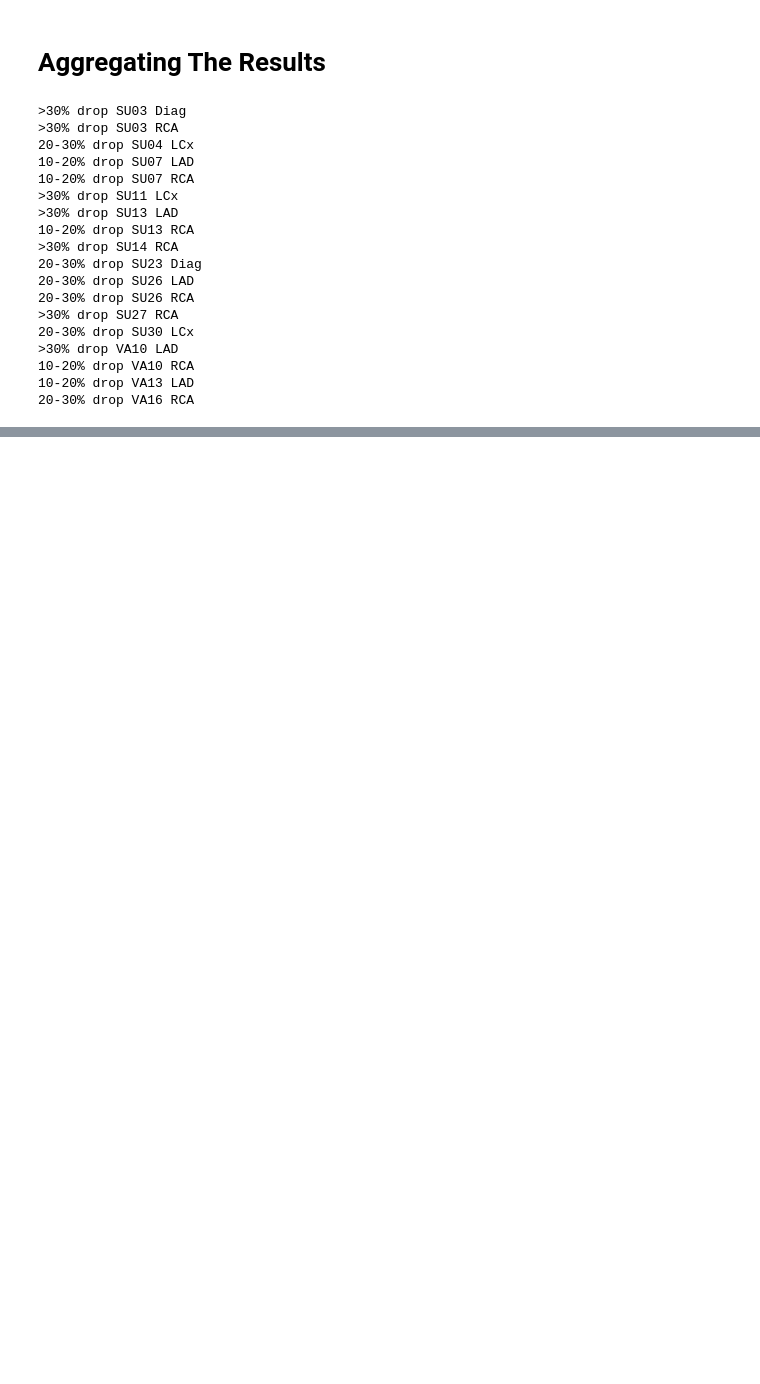
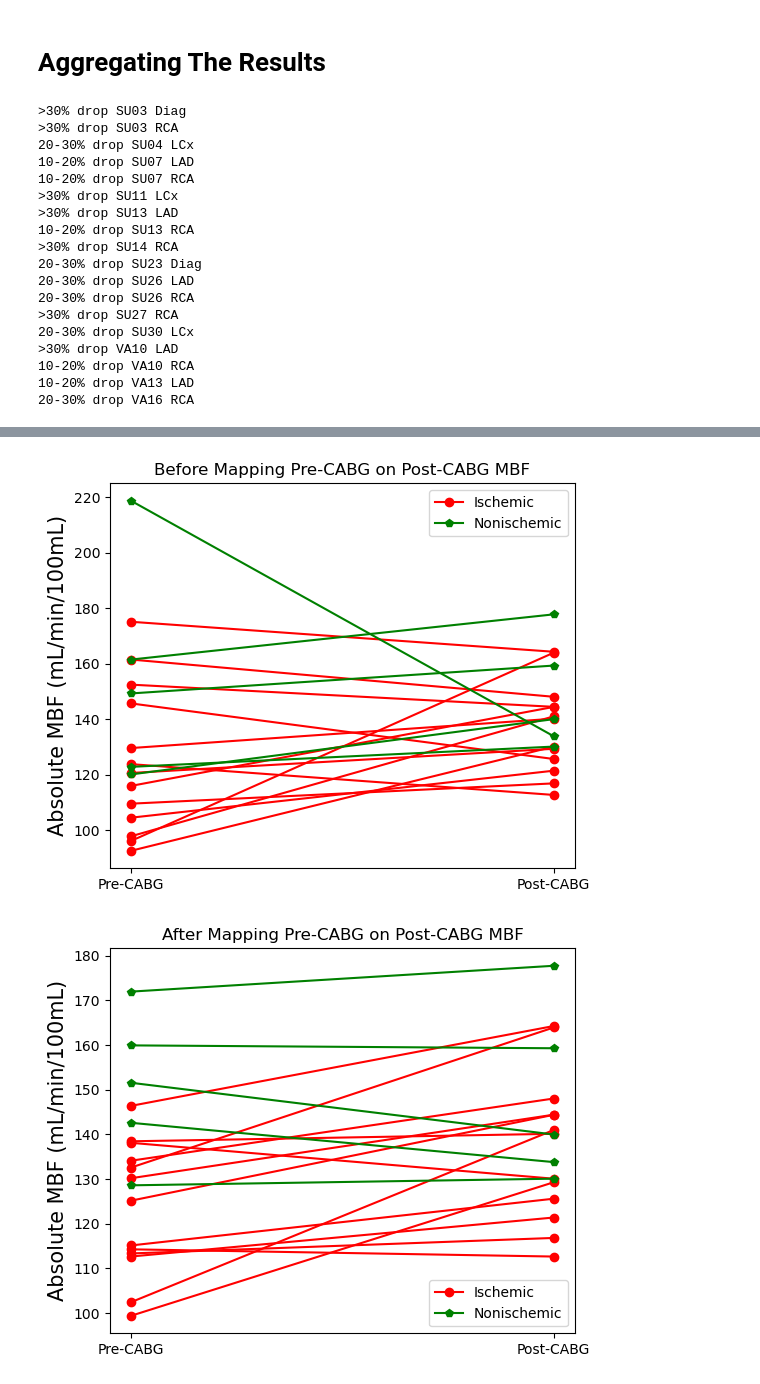
Before and after one commit to aseresti/CABG_Scripts, a Jupyter notebook: CABG/MBFTools/InterPatientVariability.ipynb, the cells around one changed output, grey strips where cells are left out. Drawn from its saved outputs; the diff is of its cells as text; code cells hidden in the pictures; blank space fills up the shorter version.

Commit message:
Changes in this commit: - Add paired dot plot on mean and median absolute MBF of each patients

```diff
--- a/CABG/MBFTools/InterPatientVariability.ipynb
+++ b/CABG/MBFTools/InterPatientVariability.ipynb
@@ -262,7 +317,7 @@ for patient_id in patient_ids:
         if patient_id in os.path.basename(os.path.splitext(file)[0]):
             LabelFile = file
     MBF_Labels = ReadLabels(LabelFile, TerritoryTags)
-    normalization_method = "zscore"
+    normalization_method = "classic"
     for file in VTUFiles:
         if f"{patient_id}A" in os.path.basename(os.path.splitext(file)[0]):
             MBF_A = Normalize(ReadVTUFile(file), normalization_method, cutoff/2)
@@ -281,16 +336,16 @@ for patient_id in patient_ids:
 
     for i, t in enumerate(tags):
         AbsMBFData_A_mapped = MapNongrafted(mean_A, mean_B, std_A, std_B, AbsMBFData_A[t])
-        data_ = {"patient_id": patient_id, "tag": t, "is_ischemic": ischemia[i], "ischemic_grade":0, "absMBF_A": AbsMBFData_A_mapped, "absMBF_B": AbsMBFData_B[t]}
+        data_ = {"patient_id": patient_id, "tag": t, "is_ischemic": ischemia[i], "ischemic_grade":0, "absMBF_A": AbsMBFData_A_mapped, "absMBF_B": AbsMBFData_B[t], "rawMBF_A": AbsMBFData_A[t]}
         dataMapped.append(data_)
     t = "Nongrafted-Stenosis"
     if t in MBF_Labels.keys():
         AbsMBFData_A_mapped = MapNongrafted(mean_A, mean_B, std_A, std_B, AbsMBFData_A[t])
-        data_ = {"patient_id": patient_id, "tag": t, "is_ischemic": False, "ischemic_grade":0, "absMBF_A": AbsMBFData_A_mapped, "absMBF_B": AbsMBFData_B[t]}
+        data_ = {"patient_id": patient_id, "tag": t, "is_ischemic": False, "ischemic_grade":0, "absMBF_A": AbsMBFData_A_mapped, "absMBF_B": AbsMBFData_B[t], "rawMBF_A": AbsMBFData_A[t]}
         dataMapped.append(data_)
     t = "Nongrafted"
     AbsMBFData_A_mapped = MapNongrafted(mean_A, mean_B, std_A, std_B, AbsMBFData_A[t])
-    data_ = {"patient_id": patient_id, "tag": t, "is_ischemic": False, "ischemic_grade":0, "absMBF_A": AbsMBFData_A_mapped, "absMBF_B": AbsMBFData_B[t]}
+    data_ = {"patient_id": patient_id, "tag": t, "is_ischemic": False, "ischemic_grade":0, "absMBF_A": AbsMBFData_A_mapped, "absMBF_B": AbsMBFData_B[t], "rawMBF_A": AbsMBFData_A[t]}
     dataMapped.append(data_)
 
 # --- Post-process after collecting all data: Measuring 30% drop in ischemic regions
@@ -300,24 +355,29 @@ threshold2 = 0.8 * np.median(non_ischemic_values)  # 20% drop
 threshold3 = 0.7 * np.median(non_ischemic_values)  # 30% drop
 
 for item in dataMapped:
+    tag_ = item["tag"]
     if item["is_ischemic"]:
         mbf_median = np.median(item["absMBF_A"])
         if mbf_median > threshold1:
             item["ischemic_grade"] = 0
             item["is_ischemic"] = False
+
         elif threshold2 < mbf_median <= threshold1:
             item["ischemic_grade"] = 1
             item["is_ischemic"] = False
             print("10-20% drop", item["patient_id"], item["tag"])
+
         elif threshold3 < mbf_median <= threshold2:
             item["ischemic_grade"] = 2
             item["is_ischemic"] = True
             print("20-30% drop", item["patient_id"], item["tag"])
+
         else:
             item["ischemic_grade"] = 3
             item["is_ischemic"] = True
             print(">30% drop", item["patient_id"], item["tag"])
 
+
 df = pd.DataFrame(dataMapped)
 # %% [output]
 >30% drop SU03 Diag
@@ -521,0 +682,41 @@ plt.show()
+# %%
+plt.figure(figsize=(6,5))
+
+for i in range(len(paired_dot_ischemic)):
+    if i == 0:
+        plt.plot([0, 1], [paired_dot_ischemic["rawMBF_A"][i], paired_dot_ischemic["absMBF_B"][i]], marker = "o", label = "Ischemic", color = "red")
+    else:
+        plt.plot([0, 1], [paired_dot_ischemic["rawMBF_A"][i], paired_dot_ischemic["absMBF_B"][i]], marker = "o", label = None, color = "red")
+for i in range(len(paired_dot_nonischemic)):
+    if i == 0:
+        plt.plot([0, 1], [paired_dot_nonischemic["rawMBF_A"][i], paired_dot_nonischemic["absMBF_B"][i]], marker = "p", label = "Nonischemic", color = "green")
+    else:
+            plt.plot([0, 1], [paired_dot_nonischemic["rawMBF_A"][i], paired_dot_nonischemic["absMBF_B"][i]], marker = "p", label = None, color = "green")
+
+plt.xticks([0, 1], ["Pre-CABG", "Post-CABG"])
+plt.ylabel("Absolute MBF (mL/min/100mL)", fontsize = 15)
+plt.legend()
+plt.title("Before Mapping Pre-CABG on Post-CABG MBF")
+plt.show()
+
+plt.figure(figsize=(6,5))
+
+for i in range(len(paired_dot_ischemic)):
+    if i == 0:
+        plt.plot([0, 1], [paired_dot_ischemic["absMBF_A"][i], paired_dot_ischemic["absMBF_B"][i]], marker = "o", label = "Ischemic", color = "red")
+    else:
+        plt.plot([0, 1], [paired_dot_ischemic["absMBF_A"][i], paired_dot_ischemic["absMBF_B"][i]], marker = "o", label = None, color = "red")
+for i in range(len(paired_dot_nonischemic)):
+    if i == 0:
+        plt.plot([0, 1], [paired_dot_nonischemic["absMBF_A"][i], paired_dot_nonischemic["absMBF_B"][i]], marker = "p", label = "Nonischemic", color = "green")
+    else:
+        plt.plot([0, 1], [paired_dot_nonischemic["absMBF_A"][i], paired_dot_nonischemic["absMBF_B"][i]], marker = "p", label = None, color = "green")
+
+plt.xticks([0, 1], ["Pre-CABG", "Post-CABG"])
+plt.ylabel("Absolute MBF (mL/min/100mL)", fontsize = 15)
+plt.title("After Mapping Pre-CABG on Post-CABG MBF")
+plt.legend()
+plt.show()
+# %% [output]
+[figure, added]
+[figure, added]
```
Also changed, not shown: parts of 25 cells of this notebook.
